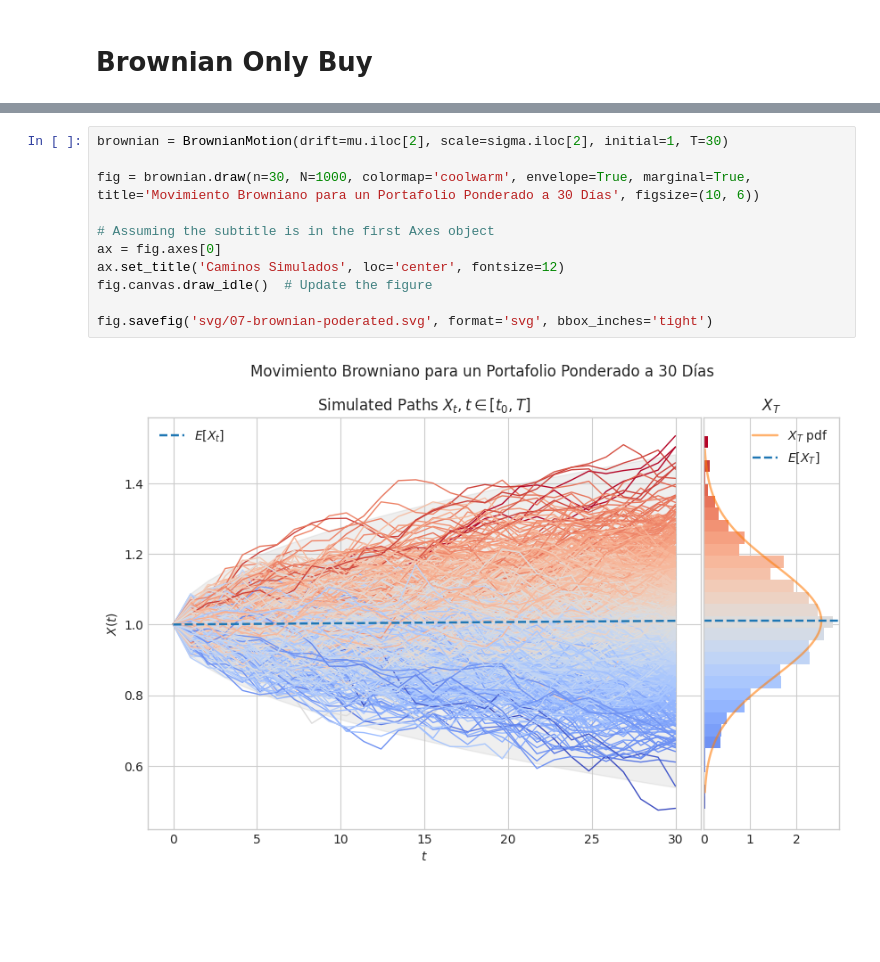
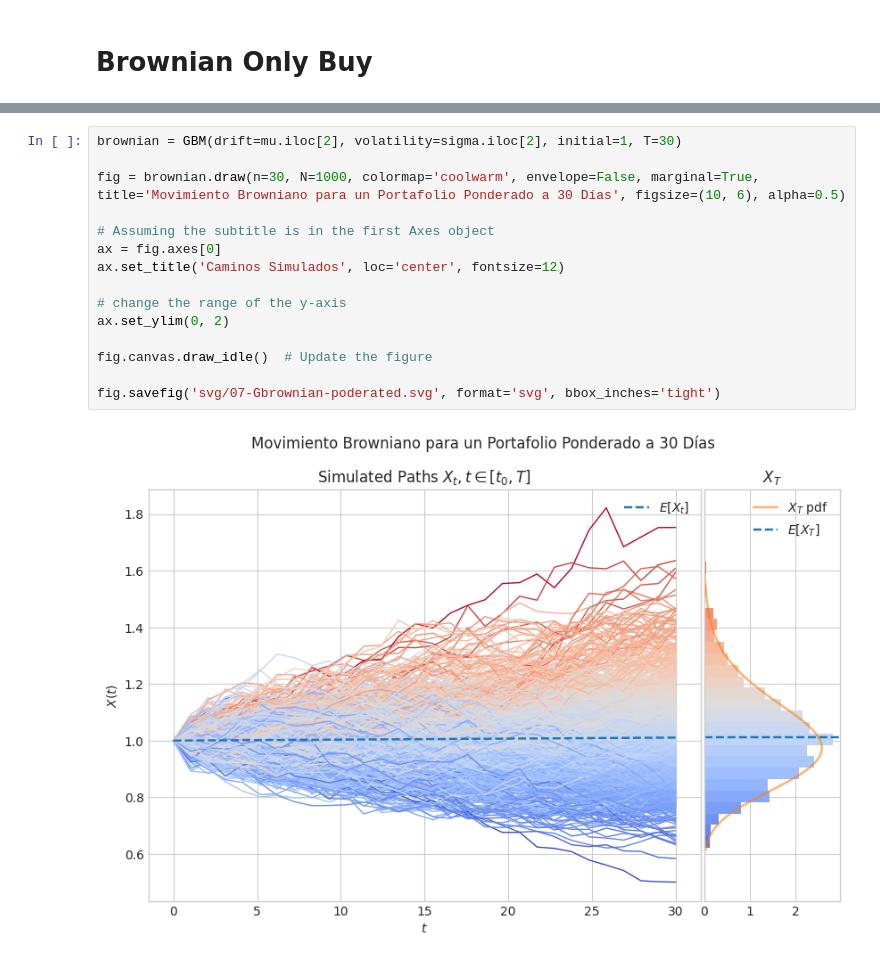
Before and after one commit to heritaco/Proyecto, a Jupyter notebook: 04-Crypto-Dashboard/07-Monte-Carlo-Distributions.ipynb, the cells around one changed output, grey strips where cells are left out. Cells and saved outputs as stored; diff of their text form; blank space fills up the shorter version.

```diff
--- a/04-Crypto-Dashboard/07-Monte-Carlo-Distributions.ipynb
+++ b/04-Crypto-Dashboard/07-Monte-Carlo-Distributions.ipynb
@@ -59,13 +76,17 @@ fig.savefig('svg/07-brownian-compra.svg', format='svg', bbox_inches='tight')
 # %%
-brownian = BrownianMotion(drift=mu.iloc[2], scale=sigma.iloc[2], initial=1, T=30)
+brownian = GBM(drift=mu.iloc[2], volatility=sigma.iloc[2], initial=1, T=30)
 
-fig = brownian.draw(n=30, N=1000, colormap='coolwarm', envelope=True, marginal=True, title='Movimiento Browniano para un Portafolio Ponderado a 30 Días', figsize=(10, 6))
+fig = brownian.draw(n=30, N=1000, colormap='coolwarm', envelope=False, marginal=True, title='Movimiento Browniano para un Portafolio Ponderado a 30 Días', figsize=(10, 6), alpha=0.5)
 
 # Assuming the subtitle is in the first Axes object
 ax = fig.axes[0]
 ax.set_title('Caminos Simulados', loc='center', fontsize=12)
+
+# change the range of the y-axis
+ax.set_ylim(0, 2)
+
 fig.canvas.draw_idle()  # Update the figure
 
-fig.savefig('svg/07-brownian-poderated.svg', format='svg', bbox_inches='tight')
+fig.savefig('svg/07-Gbrownian-poderated.svg', format='svg', bbox_inches='tight')
 # %% [output]
-[figure, old version]
+[figure, new version]
```
Also changed, not shown: parts of 7 cells of this notebook, 42 other files.
